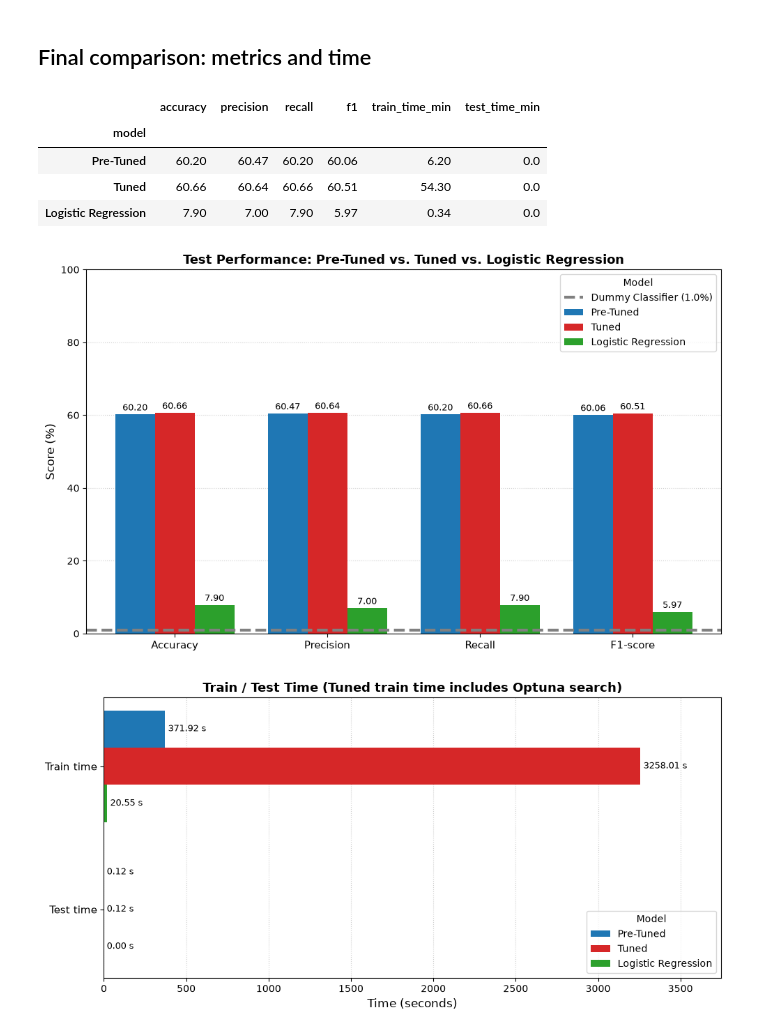
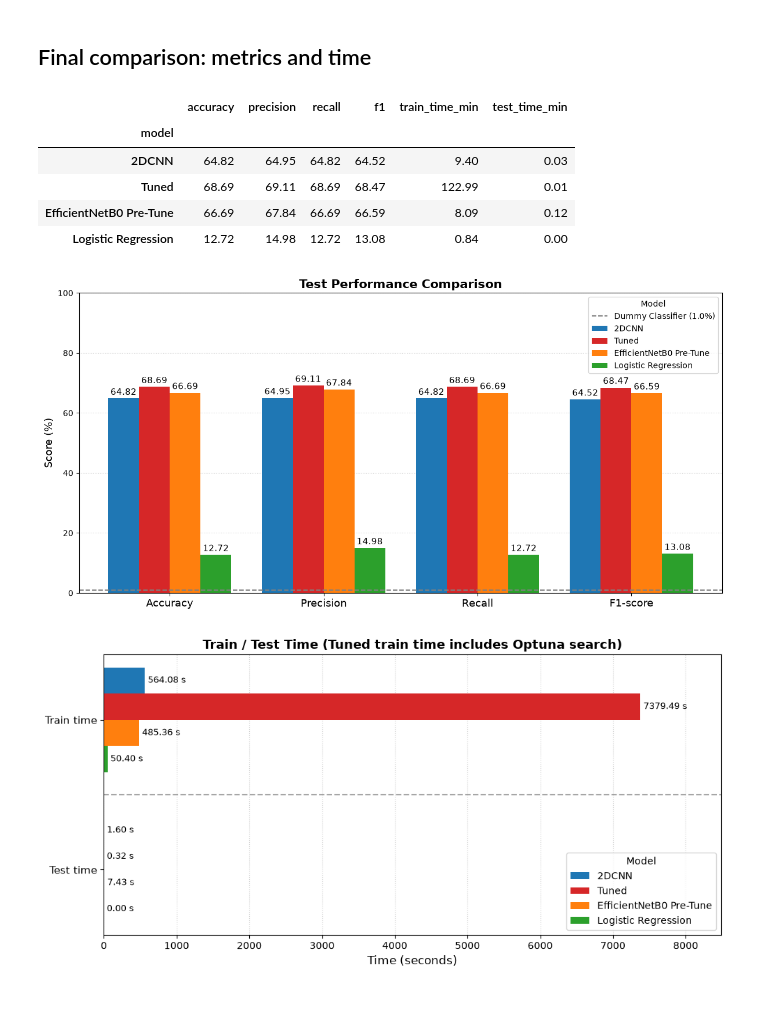
Before and after one commit to nathan12-12/DNN-Midterm, a Jupyter notebook: pytorch_2DCNN_CIFAR100_complete.ipynb, the cells around one changed output. Cells and saved outputs as stored; diff of their text form; code cells hidden in the pictures; blank space fills up the shorter version.

```diff
--- a/pytorch_2DCNN_CIFAR100_complete.ipynb
+++ b/pytorch_2DCNN_CIFAR100_complete.ipynb
@@ -484,7 +240,7 @@ baseline_model = make_cnn(BASELINE["dropout_rate"])
 
 if os.path.exists(baseline_ckpt):
     print(f"Found checkpoint: loading {baseline_ckpt}")
-    base_history, pre_train_s = load_run(baseline_ckpt, baseline_model)   # train time was stored with the checkpoint
+    base_history, pre_train_s = load_run(baseline_ckpt, baseline_model)
     if pre_train_s is None:
         print("  (checkpoint has no stored train time: delete it and re-run to record one)")
 else:
@@ -497,9 +253,9 @@ else:
     pre_train_s = time.perf_counter() - t0
     save_run(baseline_ckpt, baseline_model, base_history, pre_train_s)
 
-plot_curves(base_history, "Pre-Tune")
+plot_curves(base_history, "2DCNN")
 pre_tune_test_loss, pre_tune_test_acc, pre_preds, pre_test_s = timed_test(baseline_model, X_test, y_test)
-print(f"\nFinal Pre-Tune Test Acc: {pre_tune_test_acc:.2f}% (Loss: {pre_tune_test_loss:.4f})")
-pre_results = save_model_csv("Pre-Tuned", base_history, y_test_np, pre_preds, pre_train_s, pre_test_s)
-plot_diagnostics(pre_preds, y_test_np, X_test_u8.cpu(), CLASS_NAMES, title_prefix="Pre-Tune")
+print(f"\nFinal 2DCNN Test Acc: {pre_tune_test_acc:.2f}% (Loss: {pre_tune_test_loss:.4f})")
+pre_results = save_model_csv("2DCNN", base_history, y_test_np, pre_preds, pre_train_s, pre_test_s)
+plot_diagnostics(pre_preds, y_test_np, X_test_u8.cpu(), CLASS_NAMES, title_prefix="2DCNN Pre-Tune")
 # %% [output]
@@ -539,13 +334,19 @@ Logistic Regression Total Misclassified Samples: 9210 / 10000
 # %% [markdown]
 ## Optuna search
 # %%
-def objective(trial):
+def objective(trial, which_model: str = "cnn"):
     lr = trial.suggest_float("lr", 1e-4, 1e-2, log=True)
     dropout_rate = trial.suggest_float("dropout_rate", 0.2, 0.6, step=0.1)
     weight_decay = trial.suggest_float("weight_decay", 1e-4, 1e-2, log=True)
     batch_size = trial.suggest_categorical("batch_size", BATCH_SIZES)
 
-    model = make_cnn(dropout_rate)
+    if which_model == "cnn":
+        model = make_cnn(dropout_rate)
+    elif which_model == "efficientnet":
+        model = make_efficientnet(dropout_rate)
+    else:
+        raise ValueError(f"Unknown model type: {which_model}")
+
     try:
         history = fit(
             model, lr=lr, weight_decay=weight_decay, batch_size=batch_size,
@@ -555,10 +356,8 @@ def objective(trial):
         del model
         if device.type == "cuda":
             torch.cuda.empty_cache()
+
     return history["val_acc"][-1]
-
-
-pbar = tqdm(total=N_TRIALS, desc="Optuna Optimization Progress")
 
 
 def tqdm_callback(study, trial):
@@ -568,21 +367,3 @@ def tqdm_callback(study, trial):
     except ValueError:
         best = "N/A"
     pbar.set_postfix(best_acc=best)
-
-
-study = optuna.create_study(direction="maximize", sampler=optuna.samplers.TPESampler(seed=SEED),
-                            pruner=optuna.pruners.HyperbandPruner(min_resource=1, max_resource=N_EPOCHS, reduction_factor=3))
-
-t0 = time.perf_counter()
-try:
-    study.optimize(objective, n_trials=N_TRIALS, callbacks=[tqdm_callback])
-finally:
-    pbar.close()
-    optuna_s = time.perf_counter() - t0 # hyperparameter-search wall time (counts as tuned train time)
-print(f"Optuna search time: {optuna_s / 60:.2f} min")
-
-best_params = study.best_params
-print(f"Best val accuracy: {study.best_value:.2f}%")
-print("Best hyperparameters:")
-for key, value in best_params.items():
-    print(f"  {key}: {value}")
@@ -639,17 +542,18 @@ Accuracy difference:    +0.46%
 # %% [markdown]
 ## Final comparison: metrics and time
 # %%
-all_results = [pre_results, tuned_results, lr_results]
+all_results = [pre_results, tuned_results, eff_results, lr_results]
 pd.DataFrame(all_results).to_csv(os.path.join(RESULTS_DIR, "all_models_summary.csv"), index=False)
 display(pd.DataFrame(all_results).set_index("model").round(2))
 
 plot_metric_comparison(all_results)
 plot_time_comparison(all_results)
 # %% [output]
 |  | accuracy | precision | recall | f1 | train_time_min | test_time_min |
 | model |  |  |  |  |  |  |
-| Pre-Tuned | 60.20 | 60.47 | 60.20 | 60.06 | 6.20 | 0.0 |
-| Tuned | 60.66 | 60.64 | 60.66 | 60.51 | 54.30 | 0.0 |
-| Logistic Regression | 7.90 | 7.00 | 7.90 | 5.97 | 0.34 | 0.0 |
+| 2DCNN | 64.82 | 64.95 | 64.82 | 64.52 | 9.40 | 0.03 |
+| Tuned | 68.69 | 69.11 | 68.69 | 68.47 | 122.99 | 0.01 |
+| EfficientNetB0 Pre-Tune | 66.69 | 67.84 | 66.69 | 66.59 | 8.09 | 0.12 |
+| Logistic Regression | 12.72 | 14.98 | 12.72 | 13.08 | 0.84 | 0.00 |
-[figure, old version]
+[figure, new version]
-[figure, old version]
+[figure, new version]
```
Also changed, not shown: parts of 19 cells of this notebook, 39 other files.
